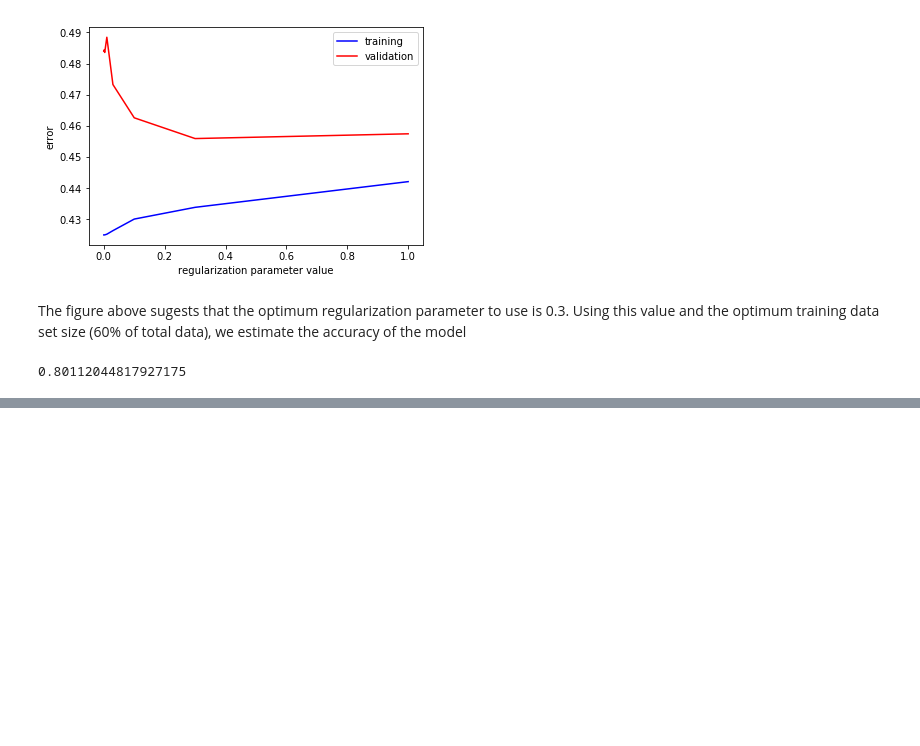
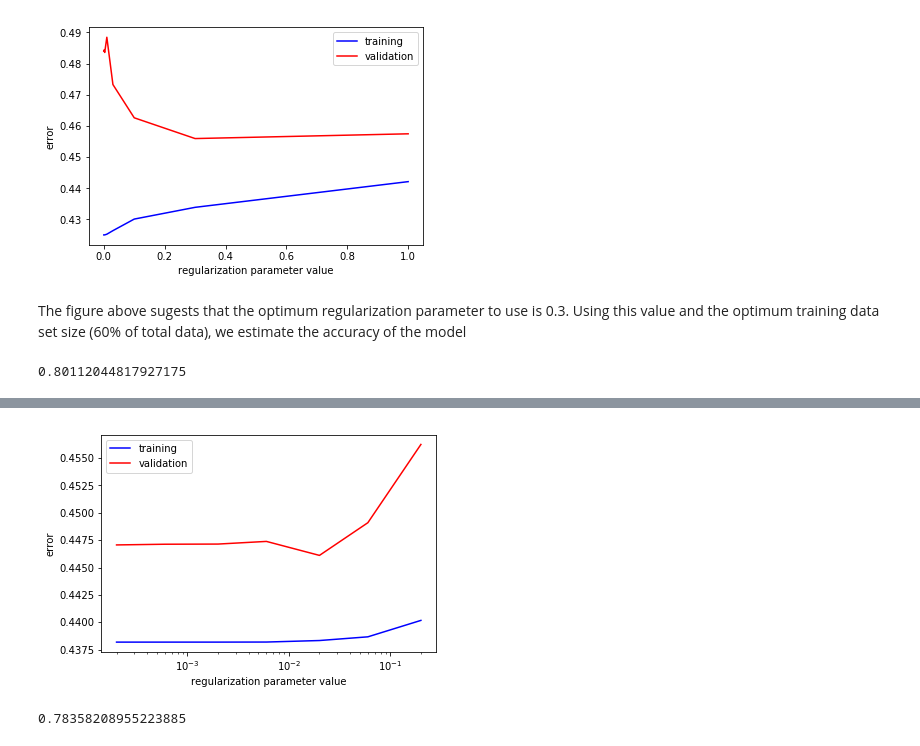
Before and after one commit to badGarnet/titanic_survive, a Jupyter notebook: LG notes.ipynb, the cells around one changed output, grey strips where cells are left out. Drawn from its saved outputs; the diff is of its cells as text; code cells hidden in the pictures; blank space fills up the shorter version.

```diff
--- a/LG notes.ipynb
+++ b/LG notes.ipynb
@@ -244,0 +286,16 @@ The model is only 80% accurate, a bit less than the model with Age information.
+# %%
+regpara = np.array([0, 0.01, 0.03, 0.1, 0.3, 1, 3, 10]) * 0.02
+trainerror = np.zeros(shape = (regpara.size, 1))
+vaderror = np.zeros(shape = (regpara.size, 1))
+
+for i in range(0, regpara.size):
+    theta = scop.fmin_l_bfgs_b(titan.lfCost, theta0, titan.lfGradient, (Xq, y, regpara[i]))[0]
+    trainerror[i] = titan.lfCost(theta, Xq, y, 0.0)
+    vaderror[i] = titan.lfCost(theta, Xvadq, yvad, 0.0)
+plt.semilogx(regpara, trainerror, '-b', regpara, vaderror,'-r')
+plt.xlabel('regularization parameter value')
+plt.ylabel('error')
+plt.legend(['training','validation'])
+plt.show()
+# %% [output]
+[figure, added]
@@ -244,0 +304,7 @@ The model is only 80% accurate, a bit less than the model with Age information.
+# %%
+yvad_predict = titan.sigmoid(np.dot(Xvadq,theta))
+yvad_predict[yvad_predict > 0.5] = 1
+yvad_predict[yvad_predict <= 0.5] = 0
+(yvad_predict == yvad).sum()*1.0/yvad.size
+# %% [output]
+0.78358208955223885
```
Also changed, not shown: parts of 8 cells of this notebook.
